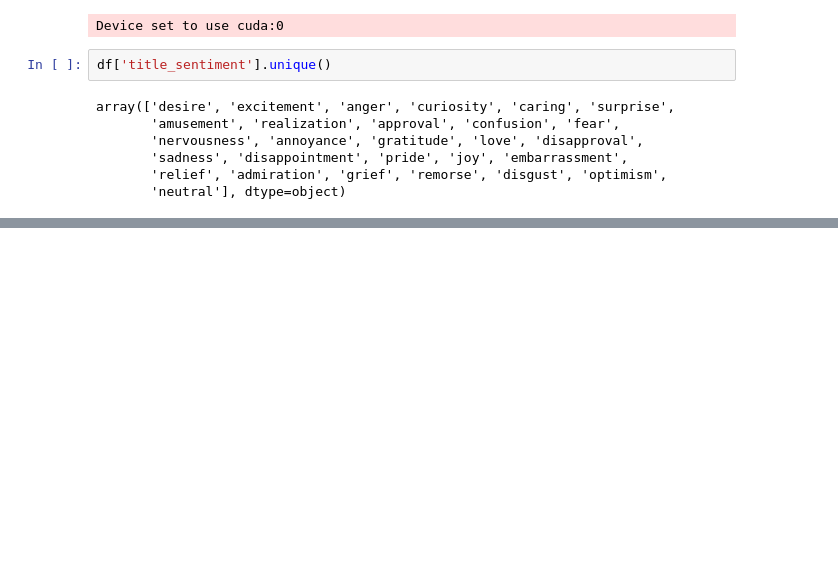
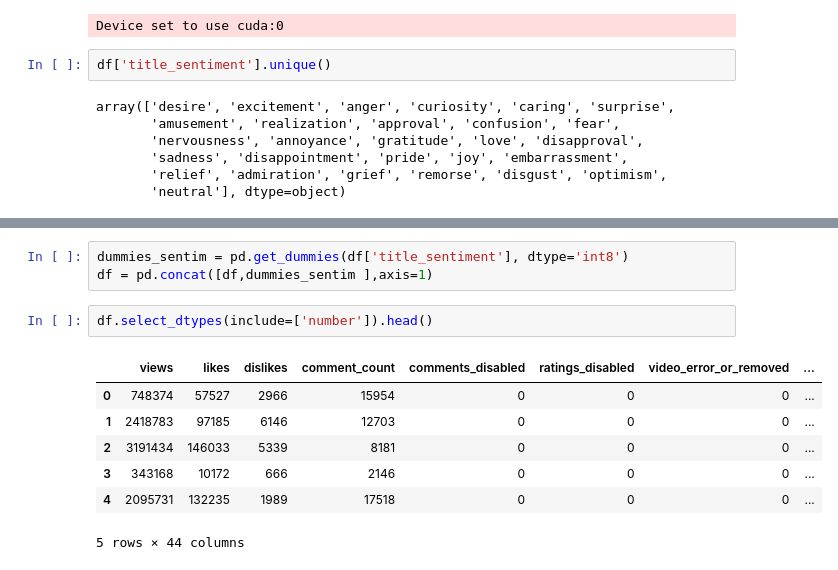
Before and after one commit to luiscxz/YouTube, a Jupyter notebook: Prueba práctica.ipynb, the cells around one changed output, grey strips where cells are left out. Saved outputs shown, nothing was run; the diff lists cells and outputs as text; blank space fills up the shorter version.

```diff
--- a/Prueba práctica.ipynb
+++ b/Prueba práctica.ipynb
@@ -725,3 +832,16 @@ Perfecto. Ahora sí, analicemos las correlaciones tanto lineales como no lineale
+# %%
+dummies_sentim = pd.get_dummies(df['title_sentiment'], dtype='int8')
+df = pd.concat([df,dummies_sentim ],axis=1)
+# %%
+df.select_dtypes(include=['number']).head()
+# %% [output]
+|  | views | likes | dislikes | comment_count | comments_disabled | ratings_disabled | video_error_or_removed | ... |
+| 0 | 748374 | 57527 | 2966 | 15954 | 0 | 0 | 0 | ... |
+| 1 | 2418783 | 97185 | 6146 | 12703 | 0 | 0 | 0 | ... |
+| 2 | 3191434 | 146033 | 5339 | 8181 | 0 | 0 | 0 | ... |
+| 3 | 343168 | 10172 | 666 | 2146 | 0 | 0 | 0 | ... |
+| 4 | 2095731 | 132235 | 1989 | 17518 | 0 | 0 | 0 | ... |
+5 rows × 44 columns
 # %%
 import matplotlib.pyplot as plt
 import seaborn as sns
```
Also changed, not shown: parts of 19 cells of this notebook.
